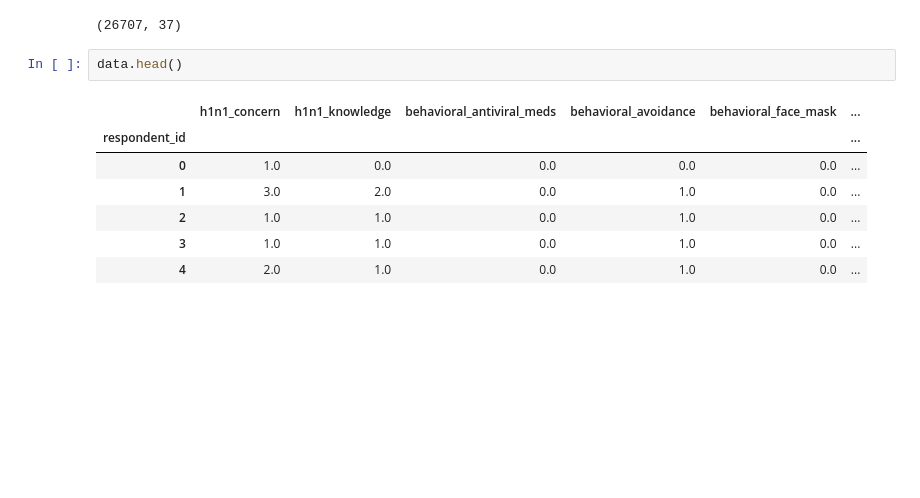
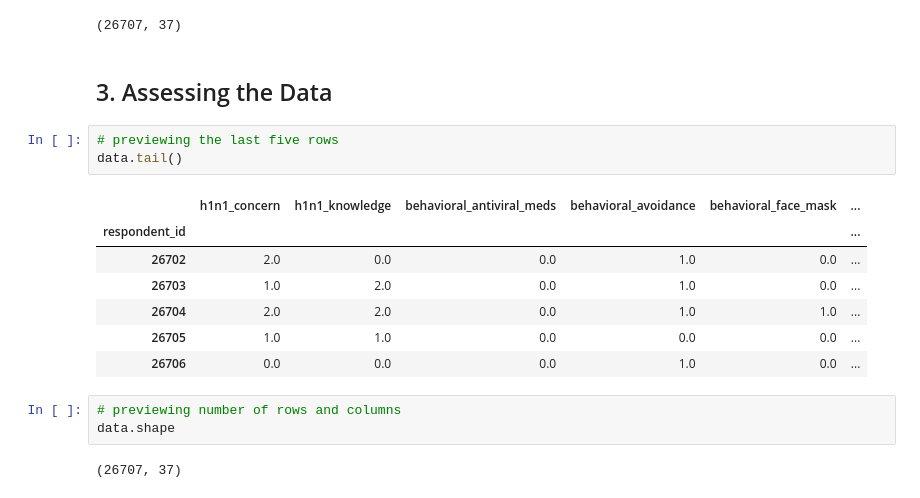
Before and after one commit to ngili/Predicting-H1N1-and-Seasonal-Flu-Vaccinations, a Jupyter notebook: analysis.ipynb, the cells around one changed output. Cells and saved outputs as stored; diff of their text form; blank space fills up the shorter version.

```diff
--- a/analysis.ipynb
+++ b/analysis.ipynb
@@ -84,13 +96,21 @@ data = train_features_df.join(train_label_df)
 data.shape
 # %% [output]
 (26707, 37)
-# %%
-data.head()
-# %% [output]
-|  | h1n1_concern | h1n1_knowledge | behavioral_antiviral_meds | behavioral_avoidance | behavioral_face_mask | ... |
-| respondent_id |  |  |  |  |  | ... |
-| 0 | 1.0 | 0.0 | 0.0 | 0.0 | 0.0 | ... |
-| 1 | 3.0 | 2.0 | 0.0 | 1.0 | 0.0 | ... |
-| 2 | 1.0 | 1.0 | 0.0 | 1.0 | 0.0 | ... |
-| 3 | 1.0 | 1.0 | 0.0 | 1.0 | 0.0 | ... |
-| 4 | 2.0 | 1.0 | 0.0 | 1.0 | 0.0 | ... |
+# %% [markdown]
+## 3. Assessing the Data
+# %%
+# previewing the last five rows
+data.tail()
+# %% [output]
+|  | h1n1_concern | h1n1_knowledge | behavioral_antiviral_meds | behavioral_avoidance | behavioral_face_mask | ... |
+| respondent_id |  |  |  |  |  | ... |
+| 26702 | 2.0 | 0.0 | 0.0 | 1.0 | 0.0 | ... |
+| 26703 | 1.0 | 2.0 | 0.0 | 1.0 | 0.0 | ... |
+| 26704 | 2.0 | 2.0 | 0.0 | 1.0 | 1.0 | ... |
+| 26705 | 1.0 | 1.0 | 0.0 | 0.0 | 0.0 | ... |
+| 26706 | 0.0 | 0.0 | 0.0 | 1.0 | 0.0 | ... |
+# %%
+# previewing number of rows and columns
+data.shape
+# %% [output]
+(26707, 37)
```
Also changed, not shown: parts of 8 cells of this notebook.
